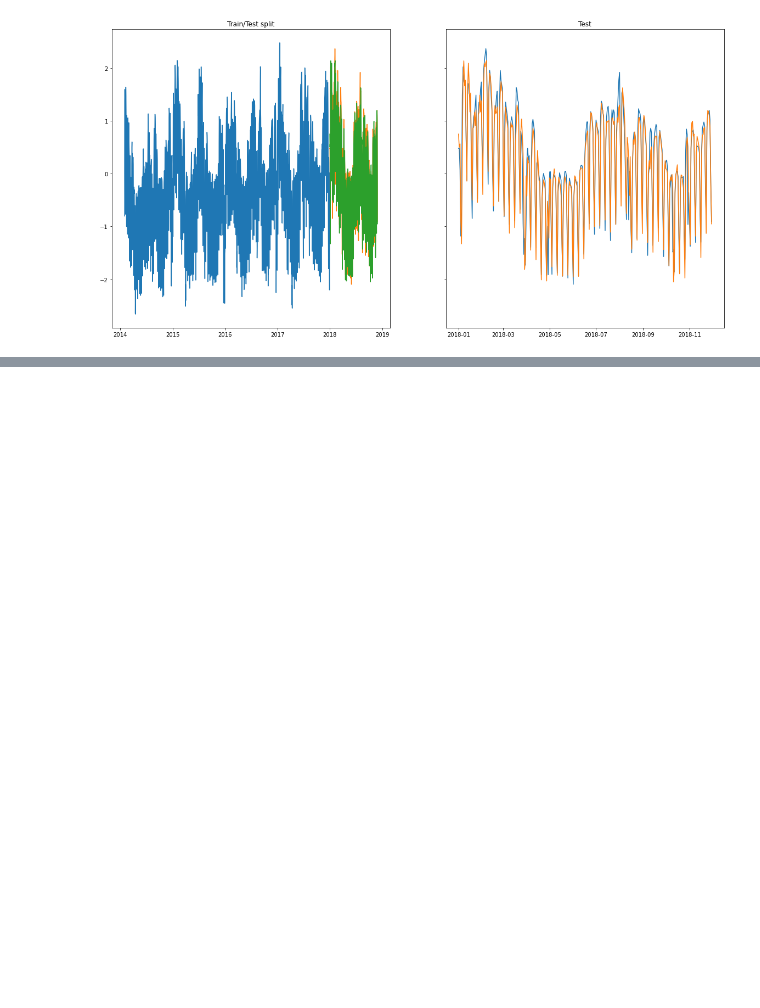
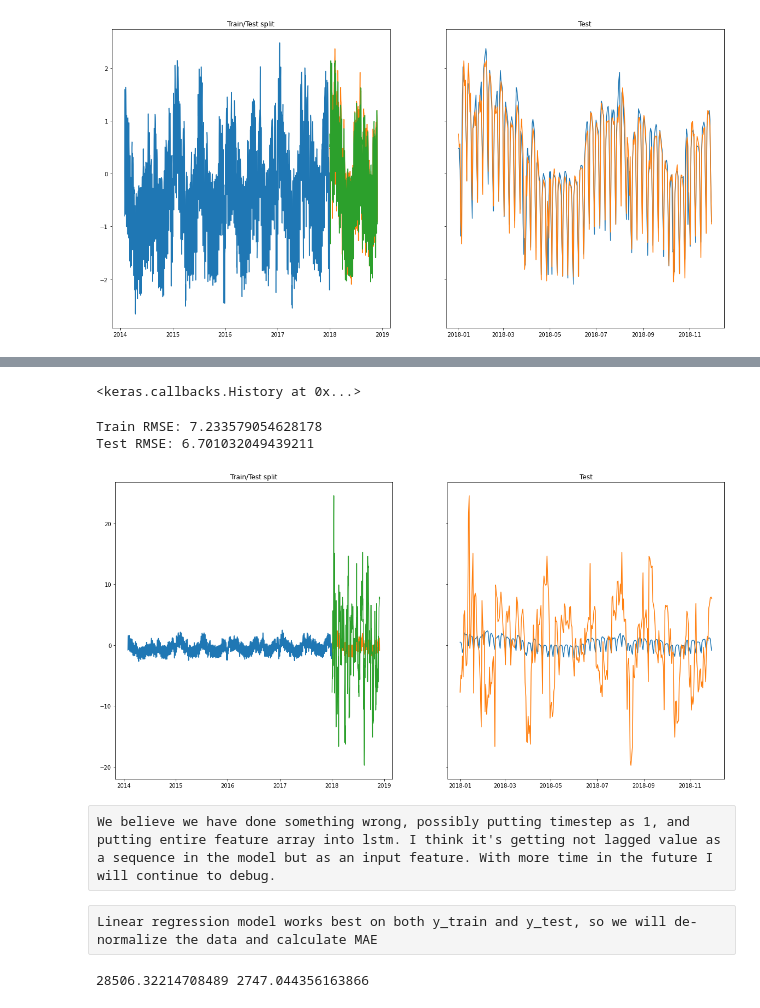
Before and after one commit to BatmanofZuhandArrgh/SpainEnergyDemandPrediction, a Jupyter notebook: demand_forecast_with_ml.ipynb, the cells around one changed output, grey strips where cells are left out. Saved outputs shown, nothing was run; the diff lists cells and outputs as text; code cells hidden in the pictures; blank space fills up the shorter version.

```diff
--- a/demand_forecast_with_ml.ipynb
+++ b/demand_forecast_with_ml.ipynb
@@ -199,0 +282,25 @@ Test RMSE: 0.2796532638571441
+# %%
+LSTM_model.fit(X_train_array, y_train_array, epochs=200, verbose=0)
+# %% [output]
+<keras.callbacks.History at 0x...>
+# %%
+y_pred_train = LSTM_model.predict(X_train_array)
+y_pred_test = LSTM_model.predict(X_test_array)
+# %%
+y_pred_test = y_pred_test.reshape(-1)
+# %%
+y_pred_train = y_pred_train.reshape(-1)
+# %%
+RMSE_train = np.sqrt(mean_squared_error(y_train_array, y_pred_train))
+RMSE_test = np.sqrt(mean_squared_error(y_test_array, y_pred_test))
+
+print("Train RMSE: {}\nTest RMSE: {}".format(RMSE_train, RMSE_test) )
+visualize_model_on_testset(pred_array = y_pred_test)
+# %% [output]
+Train RMSE: 7.233579054628178
+Test RMSE: 6.701032049439211
+[figure, added]
+# %% [raw]
+We believe we have done something wrong, possibly putting timestep as 1, and putting entire feature array into lstm. I think it's getting not lagged value as a sequence in the model but as an input feature. With more time in the future I will continue to debug.
+# %% [raw]
+Linear regression model works best on both y_train and y_test, so we will de-normalize the data and calculate MAE
@@ -199,0 +310,4 @@ Test RMSE: 0.2796532638571441
+# %%
+print(mean, std)
+# %% [output]
+28506.32214708489 2747.044356163866
```
Also changed, not shown: parts of 18 cells of this notebook.
